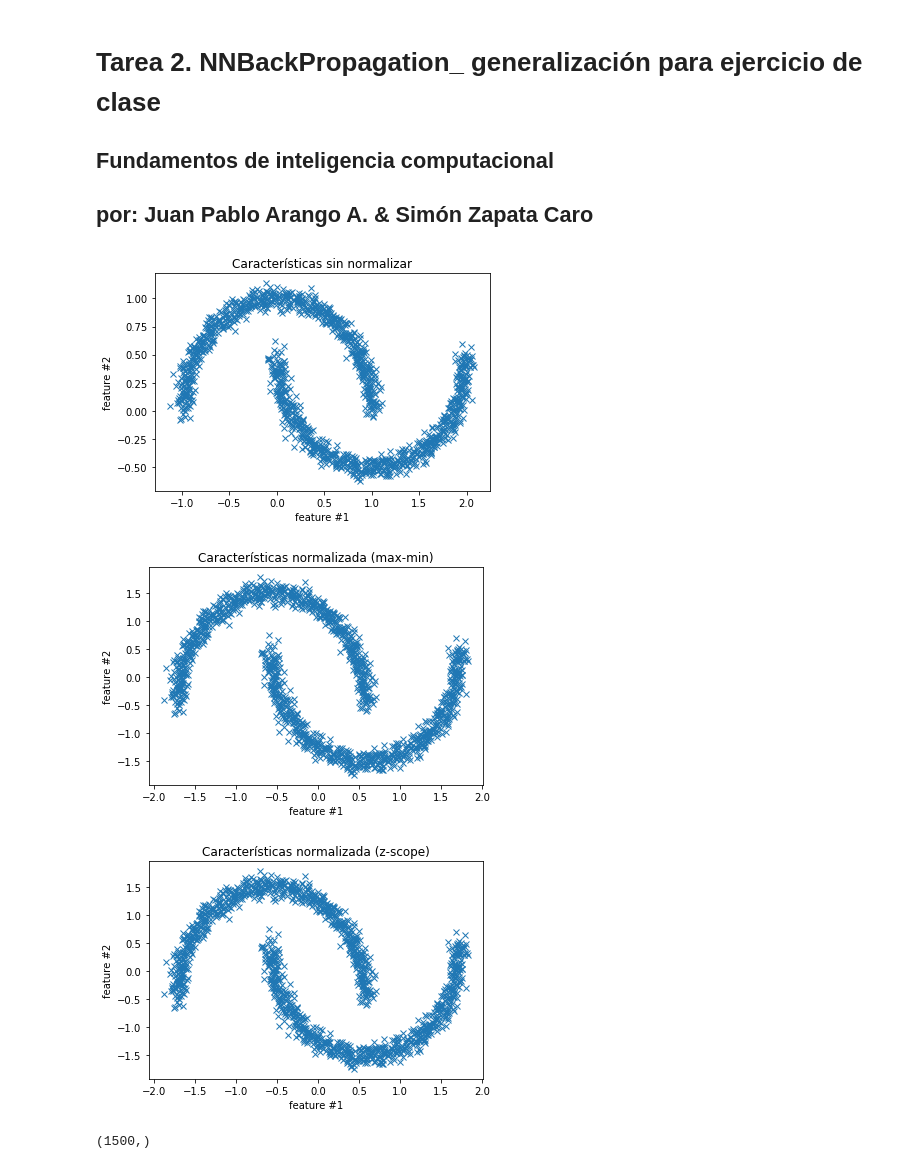
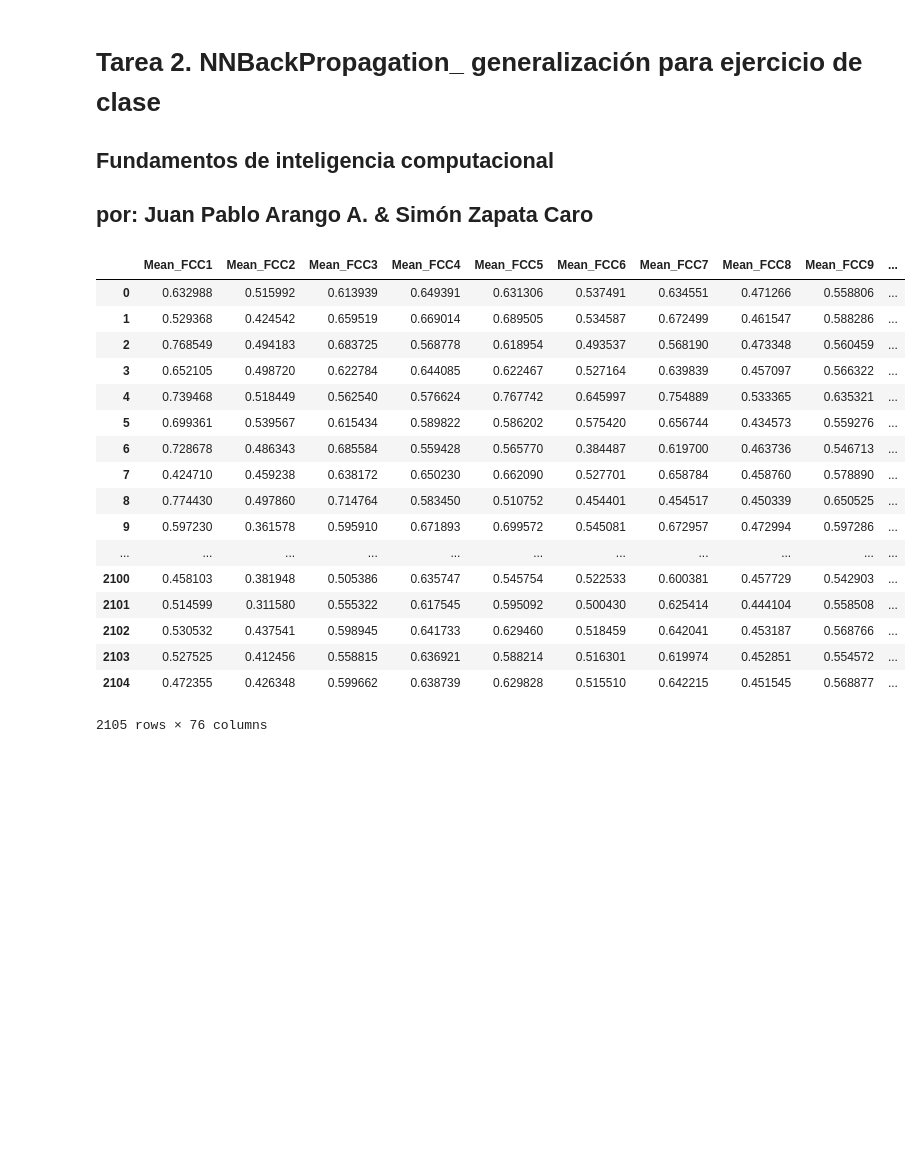
Before and after one commit to juanArango17/inteligenciaComputacional_20181, a Jupyter notebook: Tarea2_Redes_Neuronales/Punto3_Backpropagation/NN_tarea_generalizacion.ipynb, the cells around one changed output. Saved outputs shown, nothing was run; the diff lists cells and outputs as text; code cells hidden in the pictures; blank space fills up the shorter version.

```diff
--- a/Tarea2_Redes_Neuronales/Punto3_Backpropagation/NN_tarea_generalizacion.ipynb
+++ b/Tarea2_Redes_Neuronales/Punto3_Backpropagation/NN_tarea_generalizacion.ipynb
@@ -3,51 +3,3 @@
 
 ## Fundamentos de inteligencia computacional
 ## por: Juan Pablo Arango A. & Simón Zapata Caro
-# %%
-import numpy as np
-import matplotlib.pyplot as plt
-from sklearn import datasets
-%matplotlib inline
-
-n_samples = 1500
-noisy_moons = datasets.make_moons(n_samples=n_samples, noise=.05)
-
-X = noisy_moons[0]
-y = noisy_moons[1]
-
-#normalización de la variable de entrada
-X_original = 0*X
-X1         = 0*X
-
-X_original[:,0] = X[:,0]
-X_original[:,1] = X[:,1]
-#normalización tipo max-min
-X1[:,0]  = (X_original[:,0]-min(X_original[:,0]))/(max(X_original[:,0])-min(X_original[:,0]))
-X1[:,1]  = (X_original[:,1]-min(X_original[:,1]))/(max(X_original[:,1])-min(X_original[:,1]))
-
-X[:,0] = (X_original[:,0]-np.mean(X_original[:,0]))/(np.std(X_original[:,0]))
-X[:,1] = (X_original[:,1]-np.mean(X_original[:,1]))/(np.std(X_original[:,1]))
-
-plt.plot(X_original[:,0], X_original[:,1], 'x')
-plt.title('Características sin normalizar')
-plt.xlabel('feature #1')
-plt.ylabel('feature #2')
-plt.show()
-plt.plot(X[:,0], X[:,1], 'x')
-plt.title('Características normalizada (max-min)')
-plt.xlabel('feature #1')
-plt.ylabel('feature #2')
-plt.show()
-plt.plot(X[:,0], X[:,1], 'x')
-plt.title('Características normalizada (z-scope)')
-plt.xlabel('feature #1')
-plt.ylabel('feature #2')
-plt.show()
-# %% [output]
-[figure, removed]
-[figure, removed]
-[figure, removed]
-# %%
-y.shape
-# %% [output]
-(1500,)
@@ -53,0 +12,28 @@ y.shape
+# %%
+df1=pd.read_csv("DataNN.txt")
+original_data = df1.copy()
+
+classes = df1.iloc[:,-1].copy()
+df1 = df1.iloc[:,0:-1].copy()
+df1 = (df1-np.min(df1, axis = 0))/(np.max(df1, axis = 0)-np.min(df1, axis = 0))+0.01 #Boxcox values must be positive
+
+df1
+# %% [output]
+|  | Mean_FCC1 | Mean_FCC2 | Mean_FCC3 | Mean_FCC4 | Mean_FCC5 | Mean_FCC6 | Mean_FCC7 | Mean_FCC8 | Mean_FCC9 | ... |
+| 0 | 0.632988 | 0.515992 | 0.613939 | 0.649391 | 0.631306 | 0.537491 | 0.634551 | 0.471266 | 0.558806 | ... |
+| 1 | 0.529368 | 0.424542 | 0.659519 | 0.669014 | 0.689505 | 0.534587 | 0.672499 | 0.461547 | 0.588286 | ... |
+| 2 | 0.768549 | 0.494183 | 0.683725 | 0.568778 | 0.618954 | 0.493537 | 0.568190 | 0.473348 | 0.560459 | ... |
+| 3 | 0.652105 | 0.498720 | 0.622784 | 0.644085 | 0.622467 | 0.527164 | 0.639839 | 0.457097 | 0.566322 | ... |
+| 4 | 0.739468 | 0.518449 | 0.562540 | 0.576624 | 0.767742 | 0.645997 | 0.754889 | 0.533365 | 0.635321 | ... |
+| 5 | 0.699361 | 0.539567 | 0.615434 | 0.589822 | 0.586202 | 0.575420 | 0.656744 | 0.434573 | 0.559276 | ... |
+| 6 | 0.728678 | 0.486343 | 0.685584 | 0.559428 | 0.565770 | 0.384487 | 0.619700 | 0.463736 | 0.546713 | ... |
+| 7 | 0.424710 | 0.459238 | 0.638172 | 0.650230 | 0.662090 | 0.527701 | 0.658784 | 0.458760 | 0.578890 | ... |
+| 8 | 0.774430 | 0.497860 | 0.714764 | 0.583450 | 0.510752 | 0.454401 | 0.454517 | 0.450339 | 0.650525 | ... |
+| 9 | 0.597230 | 0.361578 | 0.595910 | 0.671893 | 0.699572 | 0.545081 | 0.672957 | 0.472994 | 0.597286 | ... |
+| ... | ... | ... | ... | ... | ... | ... | ... | ... | ... | ... |
+| 2100 | 0.458103 | 0.381948 | 0.505386 | 0.635747 | 0.545754 | 0.522533 | 0.600381 | 0.457729 | 0.542903 | ... |
+| 2101 | 0.514599 | 0.311580 | 0.555322 | 0.617545 | 0.595092 | 0.500430 | 0.625414 | 0.444104 | 0.558508 | ... |
+| 2102 | 0.530532 | 0.437541 | 0.598945 | 0.641733 | 0.629460 | 0.518459 | 0.642041 | 0.453187 | 0.568766 | ... |
+| 2103 | 0.527525 | 0.412456 | 0.558815 | 0.636921 | 0.588214 | 0.516301 | 0.619974 | 0.452851 | 0.554572 | ... |
+| 2104 | 0.472355 | 0.426348 | 0.599662 | 0.638739 | 0.629828 | 0.515510 | 0.642215 | 0.451545 | 0.568877 | ... |
+2105 rows × 76 columns
```
Also changed, not shown: parts of 24 cells of this notebook, 6 other files.
